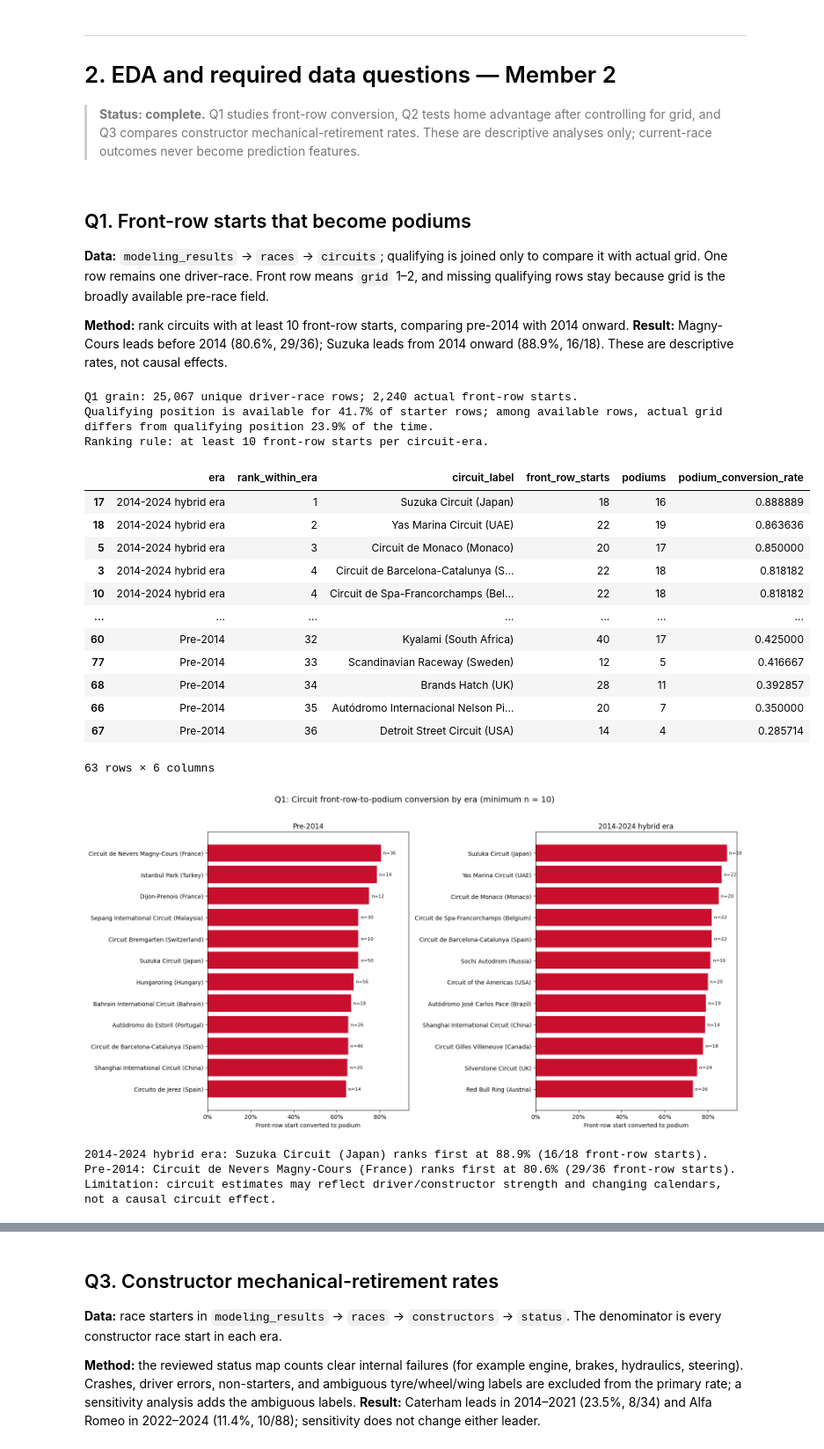
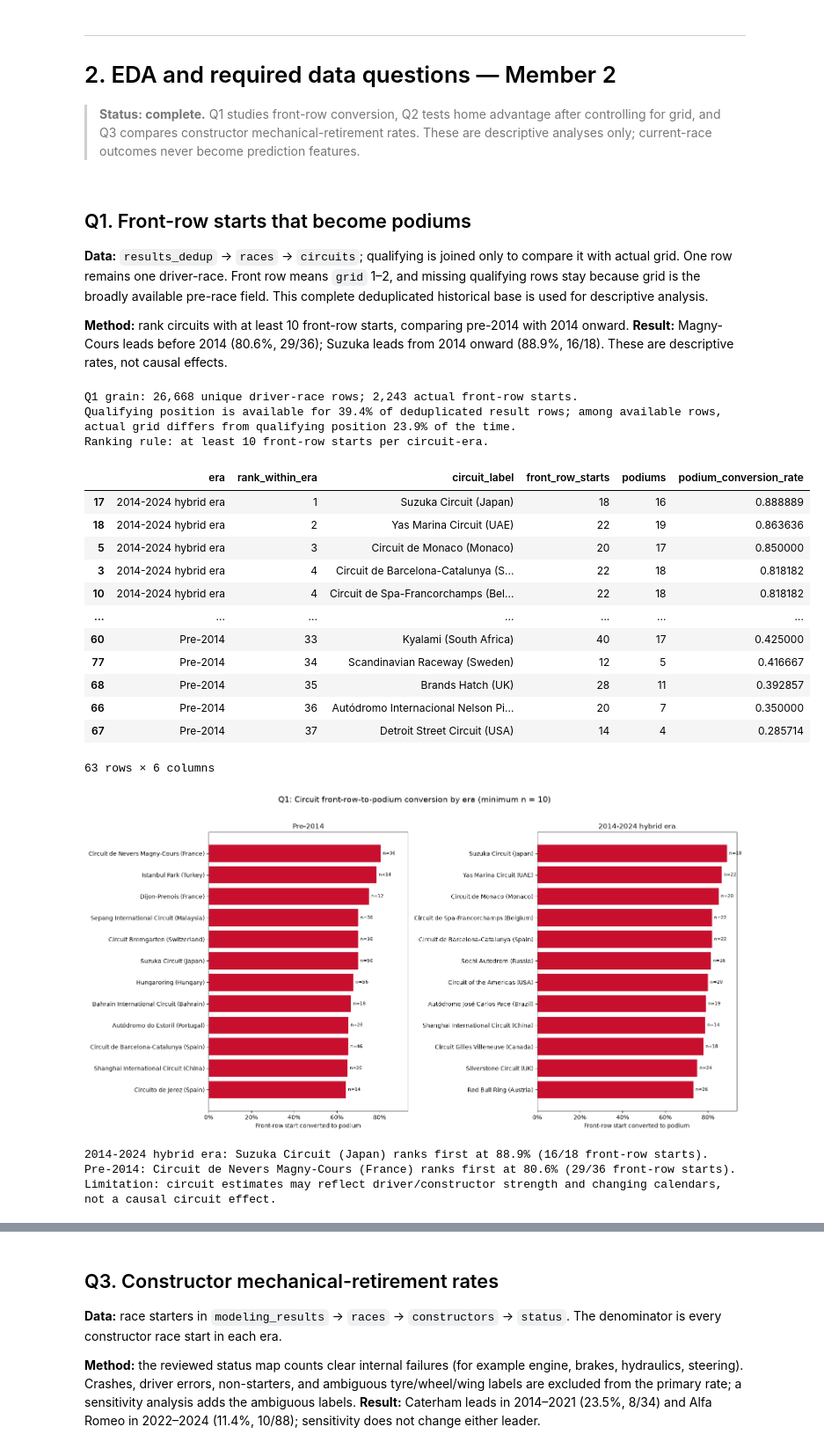
Before and after one commit to BaheyH/ML_F1_ACL2, a Jupyter notebook: Notebooks/F1_Combined_Members_1_to_4.ipynb, the cells around one changed output, grey strips where cells are left out. Shown at 88% size. Saved outputs shown, nothing was run; the diff lists cells and outputs as text; code cells hidden in the pictures.

```diff
--- a/Notebooks/F1_Combined_Members_1_to_4.ipynb
+++ b/Notebooks/F1_Combined_Members_1_to_4.ipynb
@@ -814,7 +814,7 @@ Conclusion: Fallback to results.grid is mandatory for historical data integrity.
 # %% [markdown]
 ## Q1. Front-row starts that become podiums
 
-**Data:** `modeling_results` → `races` → `circuits`; qualifying is joined only to compare it with actual grid. One row remains one driver-race. Front row means `grid` 1–2, and missing qualifying rows stay because grid is the broadly available pre-race field.
+**Data:** `results_dedup` → `races` → `circuits`; qualifying is joined only to compare it with actual grid. One row remains one driver-race. Front row means `grid` 1–2, and missing qualifying rows stay because grid is the broadly available pre-race field. This complete deduplicated historical base is used for descriptive analysis.
 
 **Method:** rank circuits with at least 10 front-row starts, comparing pre-2014 with 2014 onward. **Result:** Magny-Cours leads before 2014 (80.6%, 29/36); Suzuka leads from 2014 onward (88.9%, 16/18). These are descriptive rates, not causal effects.
 # %%
@@ -830,7 +830,7 @@ q1_qualifying['qualifying_position'] = pd.to_numeric(q1_qualifying['position'],
 q1_qualifying = q1_qualifying.drop(columns='position')
 assert not q1_qualifying.duplicated(['raceId', 'driverId']).any(), 'Qualifying join is not one row per driver-race.'
 
-q1 = (modeling_results
+q1 = (results_dedup
       .merge(q1_races, on='raceId', how='left', validate='many_to_one')
       .merge(q1_circuits, on='circuitId', how='left', validate='many_to_one')
       .merge(q1_qualifying, on=['raceId', 'driverId'], how='left', validate='one_to_one'))
@@ -862,47 +862,47 @@ q1_grid_qualifying_audit = (q1.loc[q1['qualifying_position'].notna()]
 grid_qualifying_difference_rate = q1_grid_qualifying_audit['grid_differs_from_qualifying'].mean()
 
 print(f'Q1 grain: {len(q1):,} unique driver-race rows; {len(q1_front_row):,} actual front-row starts.')
-print(f'Qualifying position is available for {qualifying_coverage:.1%} of starter rows; among available rows, '
+print(f'Qualifying position is available for {qualifying_coverage:.1%} of deduplicated result rows; among available rows, '
       f'actual grid differs from qualifying position {grid_qualifying_difference_rate:.1%} of the time.')
 print(f'Ranking rule: at least {MIN_FRONT_ROW_STARTS} front-row starts per circuit-era.')
 display(q1_ranking[['era', 'rank_within_era', 'circuit_label', 'front_row_starts', 'podiums',
                     'podium_conversion_rate']].sort_values(['era', 'rank_within_era', 'circuit_label']))
 
 fig, axes = plt.subplots(1, 2, figsize=(16, 8), sharex=True)
 for ax, era in zip(axes, ['Pre-2014', '2014-2024 hybrid era']):
     chart = q1_ranking.loc[q1_ranking['era'].eq(era)].nlargest(12, 'podium_conversion_rate').sort_values('podium_conversion_rate')
     ax.barh(chart['circuit_label'], chart['podium_conversion_rate'], color='#c8102e')
     ax.set_title(era)
     ax.set_xlabel('Front-row start converted to podium')
     ax.xaxis.set_major_formatter(plt.matplotlib.ticker.PercentFormatter(1))
     for y, (_, row) in enumerate(chart.iterrows()):
         ax.text(row['podium_conversion_rate'] + 0.01, y, f"n={int(row['front_row_starts'])}", va='center', fontsize=8)
 fig.suptitle('Q1: Circuit front-row-to-podium conversion by era (minimum n = 10)', y=1.02, fontsize=14)
 plt.tight_layout()
 plt.show()
 
 q1_leaders = (q1_ranking.sort_values(['era', 'podium_conversion_rate', 'front_row_starts'], ascending=[True, False, False])
               .groupby('era', as_index=False).first())
 for _, row in q1_leaders.iterrows():
     print(f"{row['era']}: {row['circuit_label']} ranks first at {row['podium_conversion_rate']:.1%} "
           f"({int(row['podiums'])}/{int(row['front_row_starts'])} front-row starts).")
 print('Limitation: circuit estimates may reflect driver/constructor strength and changing calendars, not a causal circuit effect.')
 # %% [output]
-Q1 grain: 25,067 unique driver-race rows; 2,240 actual front-row starts.
-Qualifying position is available for 41.7% of starter rows; among available rows, actual grid differs from qualifying position 23.9% of the time.
+Q1 grain: 26,668 unique driver-race rows; 2,243 actual front-row starts.
+Qualifying position is available for 39.4% of deduplicated result rows; among available rows, actual grid differs from qualifying position 23.9% of the time.
 Ranking rule: at least 10 front-row starts per circuit-era.
 |  | era | rank_within_era | circuit_label | front_row_starts | podiums | podium_conversion_rate |
 | 17 | 2014-2024 hybrid era | 1 | Suzuka Circuit (Japan) | 18 | 16 | 0.888889 |
 | 18 | 2014-2024 hybrid era | 2 | Yas Marina Circuit (UAE) | 22 | 19 | 0.863636 |
 | 5 | 2014-2024 hybrid era | 3 | Circuit de Monaco (Monaco) | 20 | 17 | 0.850000 |
 | 3 | 2014-2024 hybrid era | 4 | Circuit de Barcelona-Catalunya (S... | 22 | 18 | 0.818182 |
 | 10 | 2014-2024 hybrid era | 4 | Circuit de Spa-Francorchamps (Bel... | 22 | 18 | 0.818182 |
 | ... | ... | ... | ... | ... | ... | ... |
-| 60 | Pre-2014 | 32 | Kyalami (South Africa) | 40 | 17 | 0.425000 |
-| 77 | Pre-2014 | 33 | Scandinavian Raceway (Sweden) | 12 | 5 | 0.416667 |
-| 68 | Pre-2014 | 34 | Brands Hatch (UK) | 28 | 11 | 0.392857 |
-| 66 | Pre-2014 | 35 | Autódromo Internacional Nelson Pi... | 20 | 7 | 0.350000 |
-| 67 | Pre-2014 | 36 | Detroit Street Circuit (USA) | 14 | 4 | 0.285714 |
+| 60 | Pre-2014 | 33 | Kyalami (South Africa) | 40 | 17 | 0.425000 |
+| 77 | Pre-2014 | 34 | Scandinavian Raceway (Sweden) | 12 | 5 | 0.416667 |
+| 68 | Pre-2014 | 35 | Brands Hatch (UK) | 28 | 11 | 0.392857 |
+| 66 | Pre-2014 | 36 | Autódromo Internacional Nelson Pi... | 20 | 7 | 0.350000 |
+| 67 | Pre-2014 | 37 | Detroit Street Circuit (USA) | 14 | 4 | 0.285714 |
 63 rows × 6 columns
 [figure]
 2014-2024 hybrid era: Suzuka Circuit (Japan) ranks first at 88.9% (16/18 front-row starts).
```
Also changed, not shown: parts of 9 cells of this notebook.
